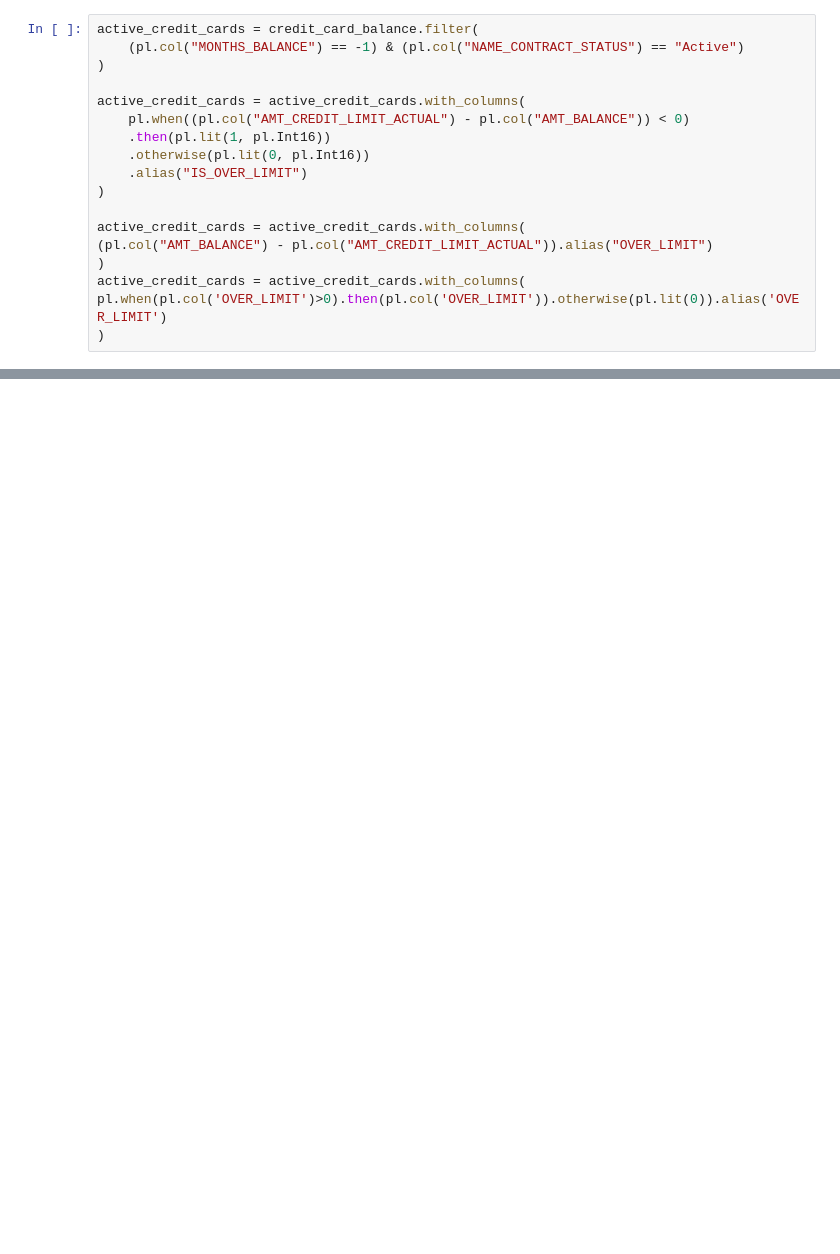
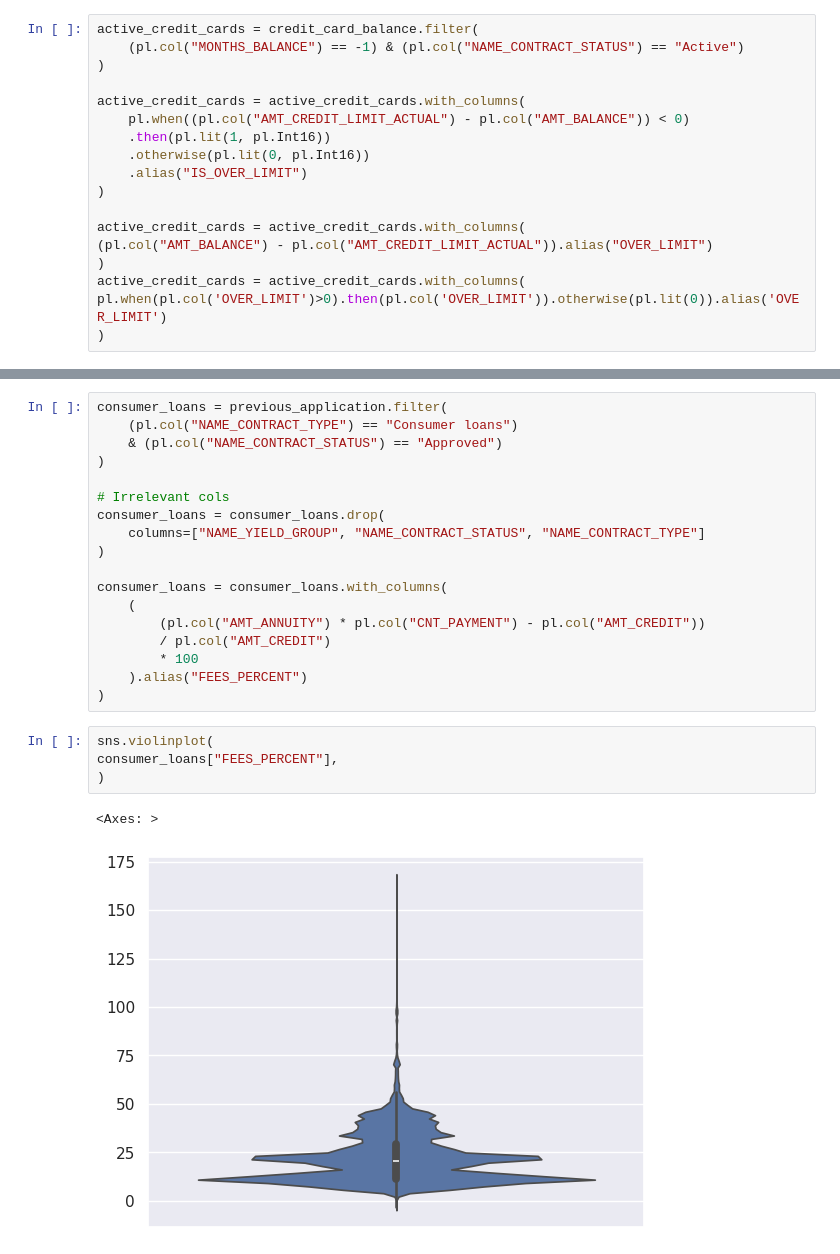
Before and after one commit to gediminas-skvarnavicius/home-credit-group-ml, a Jupyter notebook: EDA.ipynb, the cells around one changed output, grey strips where cells are left out. Saved outputs shown, nothing was run; the diff lists cells and outputs as text; blank space fills up the shorter version.

```diff
--- a/EDA.ipynb
+++ b/EDA.ipynb
@@ -604,0 +646,25 @@ plt.show()
+# %%
+consumer_loans = previous_application.filter(
+    (pl.col("NAME_CONTRACT_TYPE") == "Consumer loans")
+    & (pl.col("NAME_CONTRACT_STATUS") == "Approved")
+)
+
+# Irrelevant cols
+consumer_loans = consumer_loans.drop(
+    columns=["NAME_YIELD_GROUP", "NAME_CONTRACT_STATUS", "NAME_CONTRACT_TYPE"]
+)
+
+consumer_loans = consumer_loans.with_columns(
+    (
+        (pl.col("AMT_ANNUITY") * pl.col("CNT_PAYMENT") - pl.col("AMT_CREDIT"))
+        / pl.col("AMT_CREDIT")
+        * 100
+    ).alias("FEES_PERCENT")
+)
+# %%
+sns.violinplot(
+consumer_loans["FEES_PERCENT"],
+)
+# %% [output]
+<Axes: >
+[figure, added]
```
Also changed, not shown: parts of 10 cells of this notebook, 3 other files.
